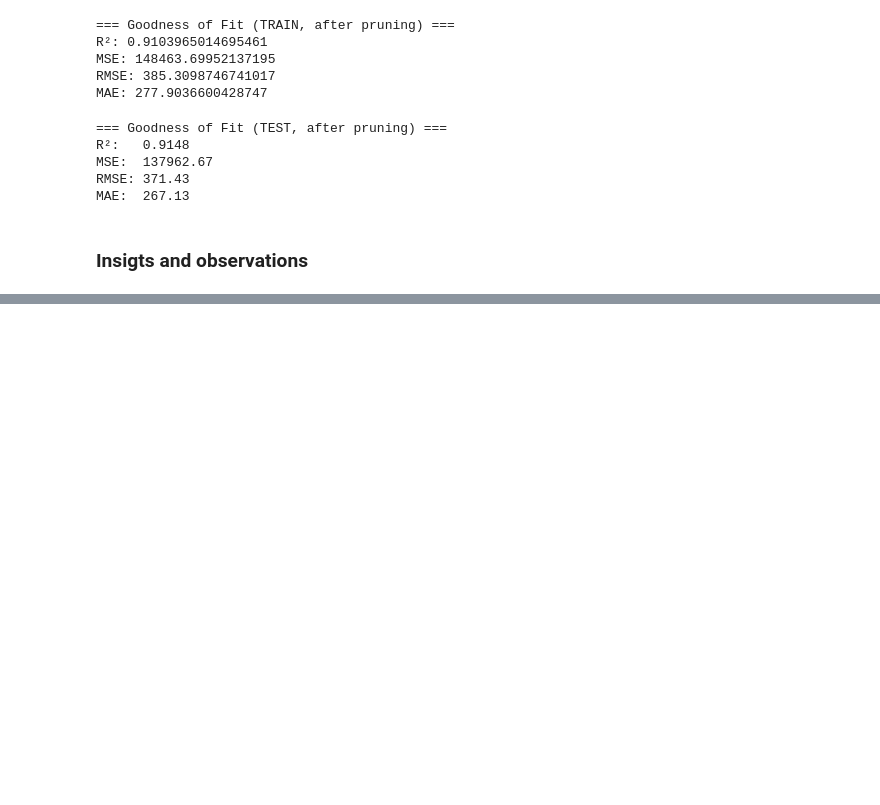
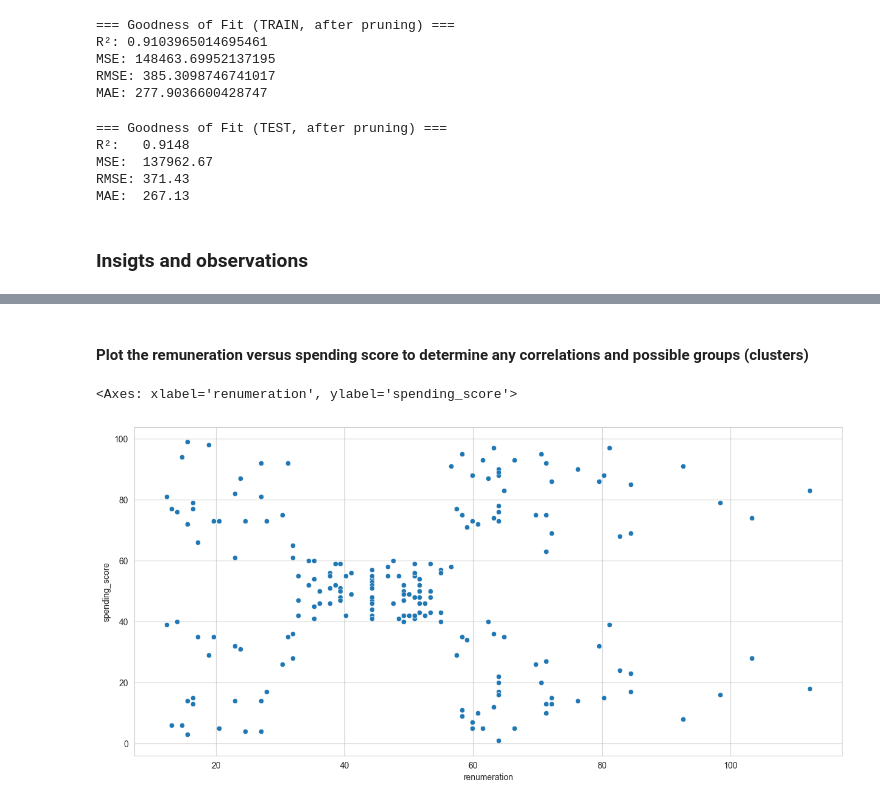
Before and after one commit to DimaBrikach/AdvancedAnalytics_Assignment, a Jupyter notebook: Dzmitry_Brykach_DA301_Assignment.ipynb, the cells around one changed output, grey strips where cells are left out. Saved outputs shown, nothing was run; the diff lists cells and outputs as text; code cells hidden in the pictures; blank space fills up the shorter version.

```diff
--- a/Dzmitry_Brykach_DA301_Assignment.ipynb
+++ b/Dzmitry_Brykach_DA301_Assignment.ipynb
@@ -620,0 +625,3 @@ MAE:  267.13
+# %%
+df3 = dt_set.drop(columns=['gender', 'loyalty_points','age', 'education'])
+df3.head()
@@ -620,0 +665,8 @@ MAE:  267.13
+# %% [markdown]
+#### Plot the remuneration versus spending score to determine any correlations and possible groups (clusters)
+# %%
+plt.figure(figsize=(15, 7))
+sns.scatterplot(x='renumeration', y='spending_score', data=df3)
+# %% [output]
+<Axes: xlabel='renumeration', ylabel='spending_score'>
+[figure, added]
```
Also changed, not shown: parts of 27 cells of this notebook.
